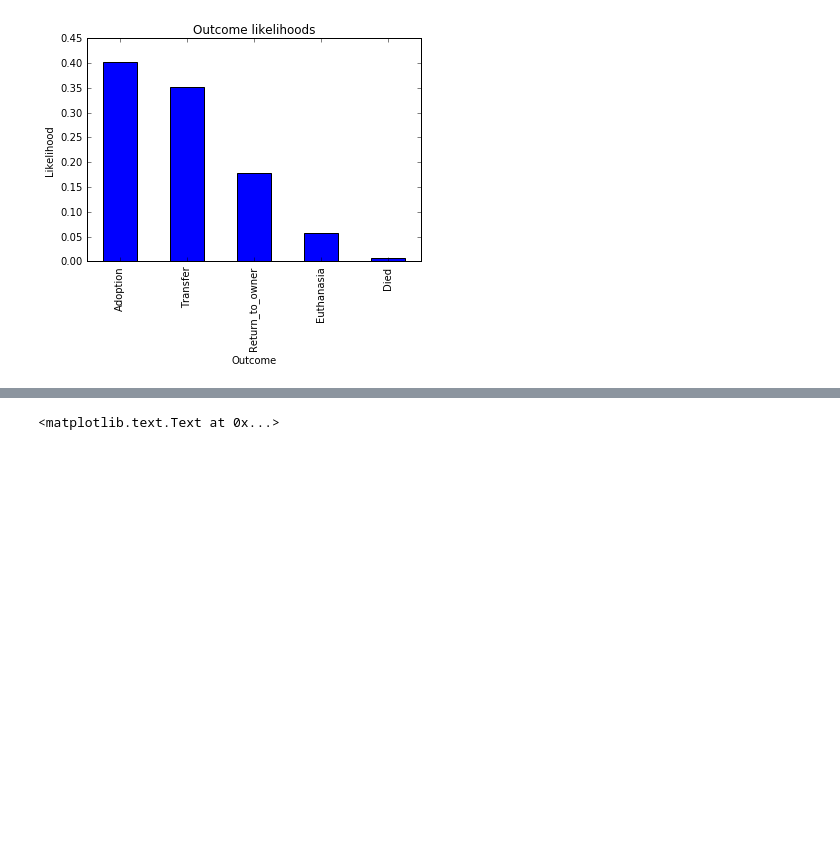
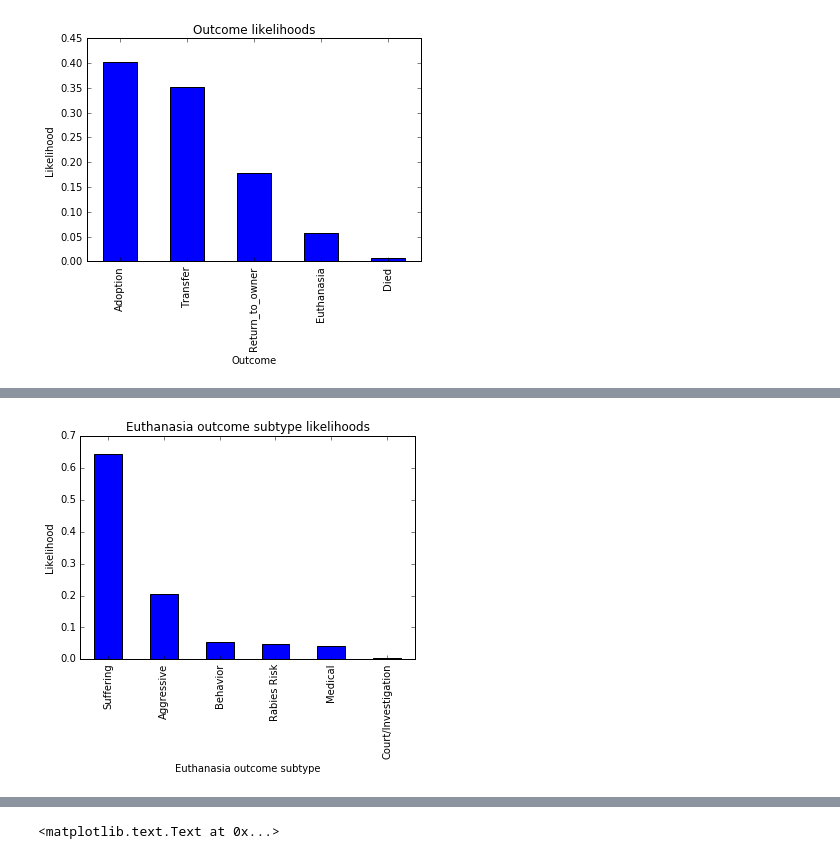
Before and after one commit to dippindots/kaggle-shelter-animal-outcomes, a Jupyter notebook: src/report.ipynb, the cells around one changed output, grey strips where cells are left out. Saved outputs shown, nothing was run; the diff lists cells and outputs as text; code cells hidden in the pictures; blank space fills up the shorter version.

```diff
--- a/src/report.ipynb
+++ b/src/report.ipynb
@@ -93,0 +110,4 @@ I was interested in checking whether the [black dog syndrome](https://en.wikiped
+# %%
+show_outcome_subtype_counts('Euthanasia')
+# %% [output]
+[figure, added]
```
Also changed, not shown: parts of 7 cells of this notebook.
